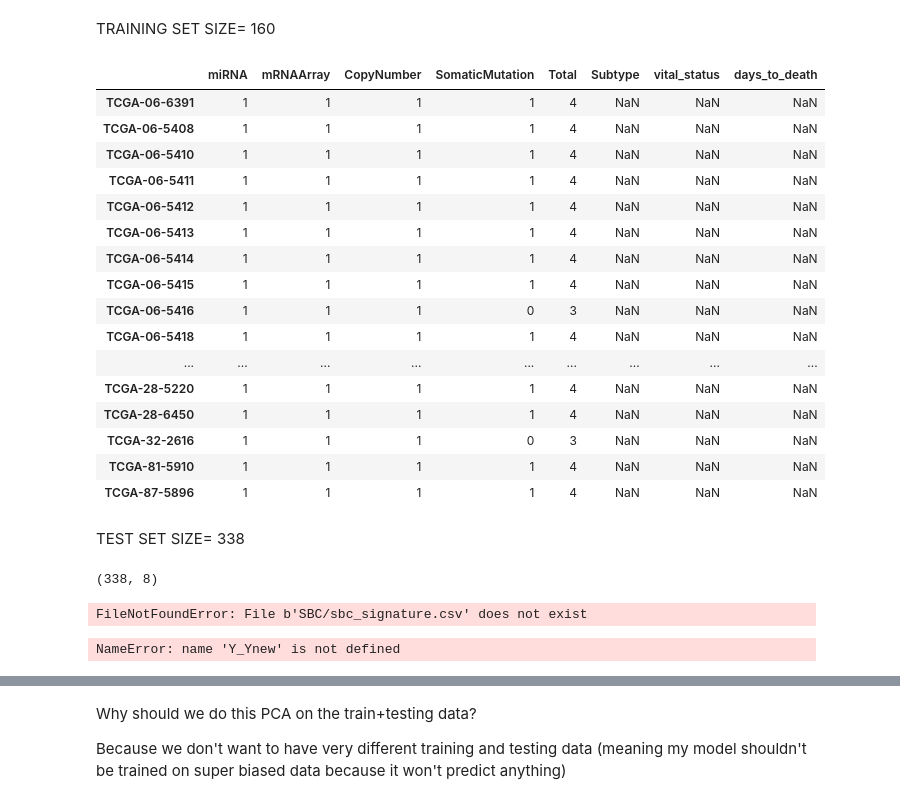
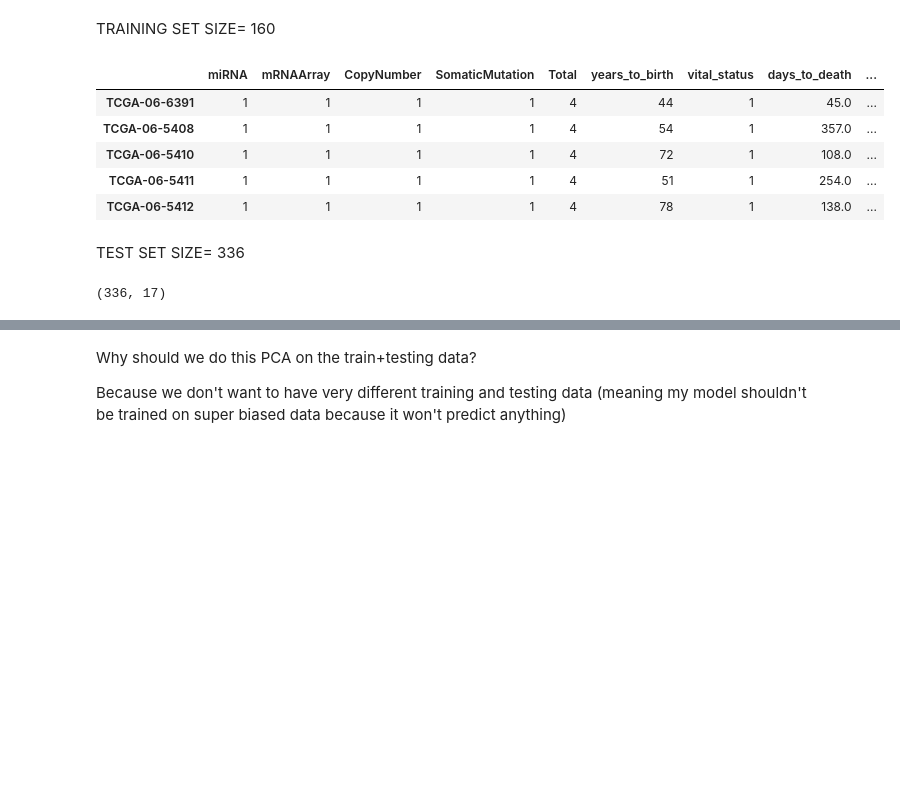
Before and after one commit to CamilaDuitama/MasterThesis, a Jupyter notebook: Data preparation.ipynb, the cells around one changed output, grey strips where cells are left out. Cells and saved outputs as stored; diff of their text form; code cells hidden in the pictures; blank space fills up the shorter version.

```diff
--- a/Data preparation.ipynb
+++ b/Data preparation.ipynb
@@ -980,25 +994,17 @@ Training_set["Subtype"].to_csv(folder_Verhaak+"Verhaak_GS_according_to_Training_
 TRAINING SET SIZE= 160
 # %%
 TestSet=Final_dataset[(Final_dataset.miRNA==1)&(Final_dataset.mRNAArray==1)&(Final_dataset.CopyNumber==1)&(Final_dataset.Subtype.isnull())]
-TestSet
+TestSet=TestSet.drop(columns=["Subtype","vital_status","days_to_death"])
+TestSet=TestSet.join(clinical,how="left")
+TestSet=TestSet.dropna(subset=["days_to_death","days_to_last_followup"],how="all")
+TestSet.head()
 # %% [output]
-|  | miRNA | mRNAArray | CopyNumber | SomaticMutation | Total | Subtype | vital_status | days_to_death |
-| TCGA-06-6391 | 1 | 1 | 1 | 1 | 4 | NaN | NaN | NaN |
-| TCGA-06-5408 | 1 | 1 | 1 | 1 | 4 | NaN | NaN | NaN |
-| TCGA-06-5410 | 1 | 1 | 1 | 1 | 4 | NaN | NaN | NaN |
-| TCGA-06-5411 | 1 | 1 | 1 | 1 | 4 | NaN | NaN | NaN |
-| TCGA-06-5412 | 1 | 1 | 1 | 1 | 4 | NaN | NaN | NaN |
-| TCGA-06-5413 | 1 | 1 | 1 | 1 | 4 | NaN | NaN | NaN |
-| TCGA-06-5414 | 1 | 1 | 1 | 1 | 4 | NaN | NaN | NaN |
-| TCGA-06-5415 | 1 | 1 | 1 | 1 | 4 | NaN | NaN | NaN |
-| TCGA-06-5416 | 1 | 1 | 1 | 0 | 3 | NaN | NaN | NaN |
-| TCGA-06-5418 | 1 | 1 | 1 | 1 | 4 | NaN | NaN | NaN |
-| ... | ... | ... | ... | ... | ... | ... | ... | ... |
-| TCGA-28-5220 | 1 | 1 | 1 | 1 | 4 | NaN | NaN | NaN |
-| TCGA-28-6450 | 1 | 1 | 1 | 1 | 4 | NaN | NaN | NaN |
-| TCGA-32-2616 | 1 | 1 | 1 | 0 | 3 | NaN | NaN | NaN |
-| TCGA-81-5910 | 1 | 1 | 1 | 1 | 4 | NaN | NaN | NaN |
-| TCGA-87-5896 | 1 | 1 | 1 | 1 | 4 | NaN | NaN | NaN |
+|  | miRNA | mRNAArray | CopyNumber | SomaticMutation | Total | years_to_birth | vital_status | days_to_death | ... |
+| TCGA-06-6391 | 1 | 1 | 1 | 1 | 4 | 44 | 1 | 45.0 | ... |
+| TCGA-06-5408 | 1 | 1 | 1 | 1 | 4 | 54 | 1 | 357.0 | ... |
+| TCGA-06-5410 | 1 | 1 | 1 | 1 | 4 | 72 | 1 | 108.0 | ... |
+| TCGA-06-5411 | 1 | 1 | 1 | 1 | 4 | 51 | 1 | 254.0 | ... |
+| TCGA-06-5412 | 1 | 1 | 1 | 1 | 4 | 78 | 1 | 138.0 | ... |
 # %%
 mRNAArray.loc[TestSet.index.tolist()].to_csv(folder_TestSet+"mRNAArray_TestSet.csv")
 
@@ -1008,28 +1014,8 @@ CopyNumber.loc[TestSet.index.tolist()].to_csv(folder_TestSet+"CopyNumber_TestSet
 
 clinical.loc[TestSet.index.tolist()].to_csv(folder_TestSet+"Clinical_TestSet.csv")
 # %% [markdown]
-TEST SET SIZE= 338
+TEST SET SIZE= 336
 # %%
 TestSet.shape
 # %% [output]
-(338, 8)
+(336, 17)
-# %%
-sbc_signature=pd.read_csv("SBC/sbc_signature.csv",index_col=0)["x"].values
-Y_Ynew=mRNAArray.loc[Training_set.index.tolist(),sbc_signature]
-to_drop=clinical_TrainingSet.index[clinical_TrainingSet['days_to_death'].isna()].tolist()
-Y_Ynew=Y_Ynew.drop(index=to_drop)
-Y_Ynew.shape
-# %% [output]
-FileNotFoundError: File b'SBC/sbc_signature.csv' does not exist
-# %%
-l=list()
-for i in range(154):
-    if i<75:
-        l.append("Y")
-    else:
-        l.append("Y.new")
-result=pd.DataFrame(data=l,index=Y_Ynew.index)
-result.columns=["target"]
-result.head()
-# %% [output]
-NameError: name 'Y_Ynew' is not defined
```
Also changed, not shown: parts of 23 cells of this notebook.
